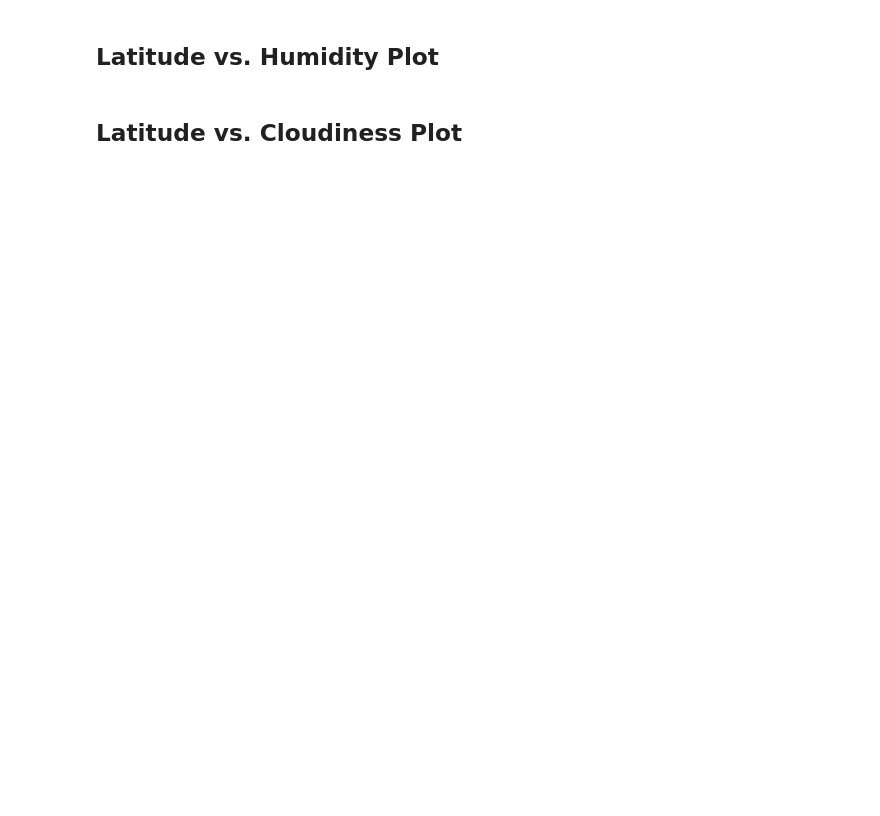
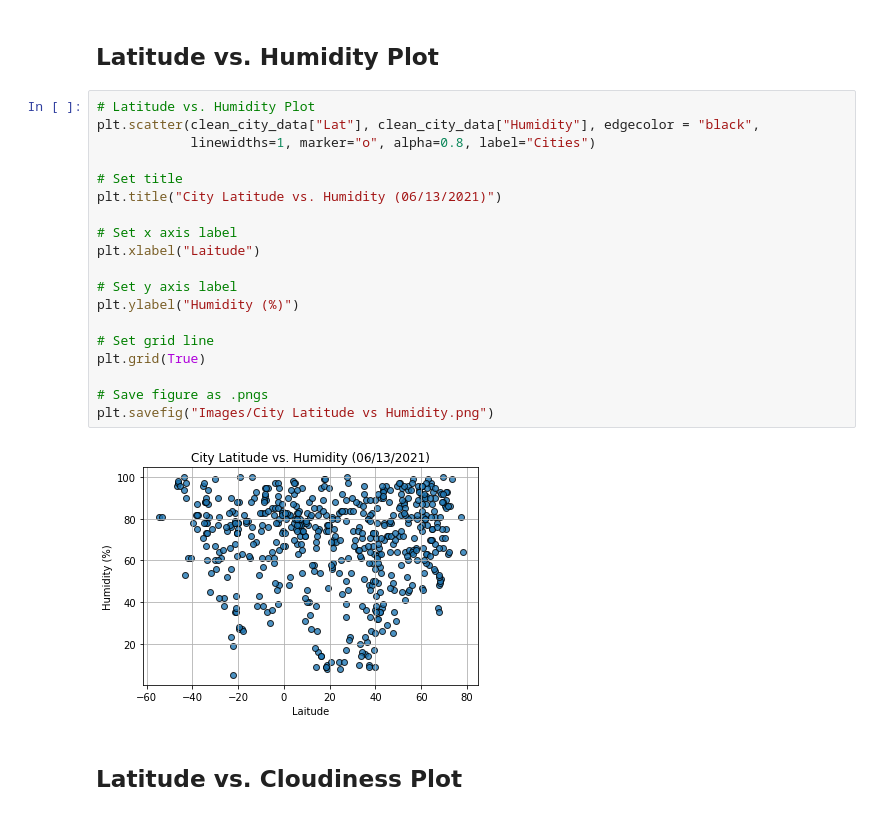
Before and after one commit to emansuetti/Python_API_Challenge, a Jupyter notebook: WeatherPy.ipynb, the cells around one changed output. Drawn from its saved outputs; the diff is of its cells as text; blank space fills up the shorter version.

```diff
--- a/WeatherPy.ipynb
+++ b/WeatherPy.ipynb
@@ -123,4 +211,25 @@ Skip this step if there are no cities that have humidity > 100%.
 # %% [markdown]
 ## Latitude vs. Humidity Plot
+# %%
+# Latitude vs. Humidity Plot
+plt.scatter(clean_city_data["Lat"], clean_city_data["Humidity"], edgecolor = "black",
+            linewidths=1, marker="o", alpha=0.8, label="Cities")
+
+# Set title
+plt.title("City Latitude vs. Humidity (06/13/2021)")
+
+# Set x axis label
+plt.xlabel("Laitude")
+
+# Set y axis label
+plt.ylabel("Humidity (%)")
+
+# Set grid line
+plt.grid(True)
+
+# Save figure as .pngs
+plt.savefig("Images/City Latitude vs Humidity.png")
+# %% [output]
+[figure, added]
 # %% [markdown]
 ## Latitude vs. Cloudiness Plot
```
Also changed, not shown: parts of 12 cells of this notebook, 5 other files.
